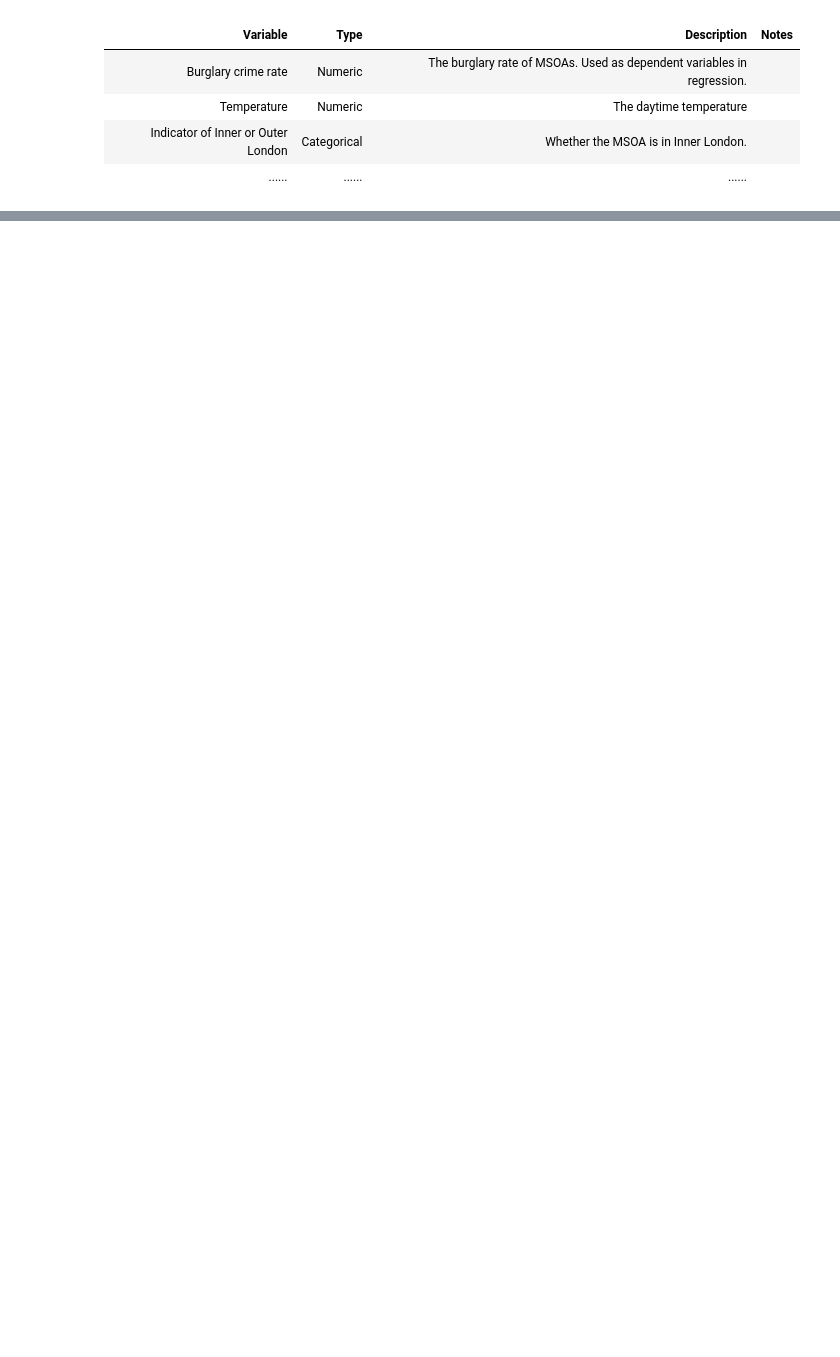
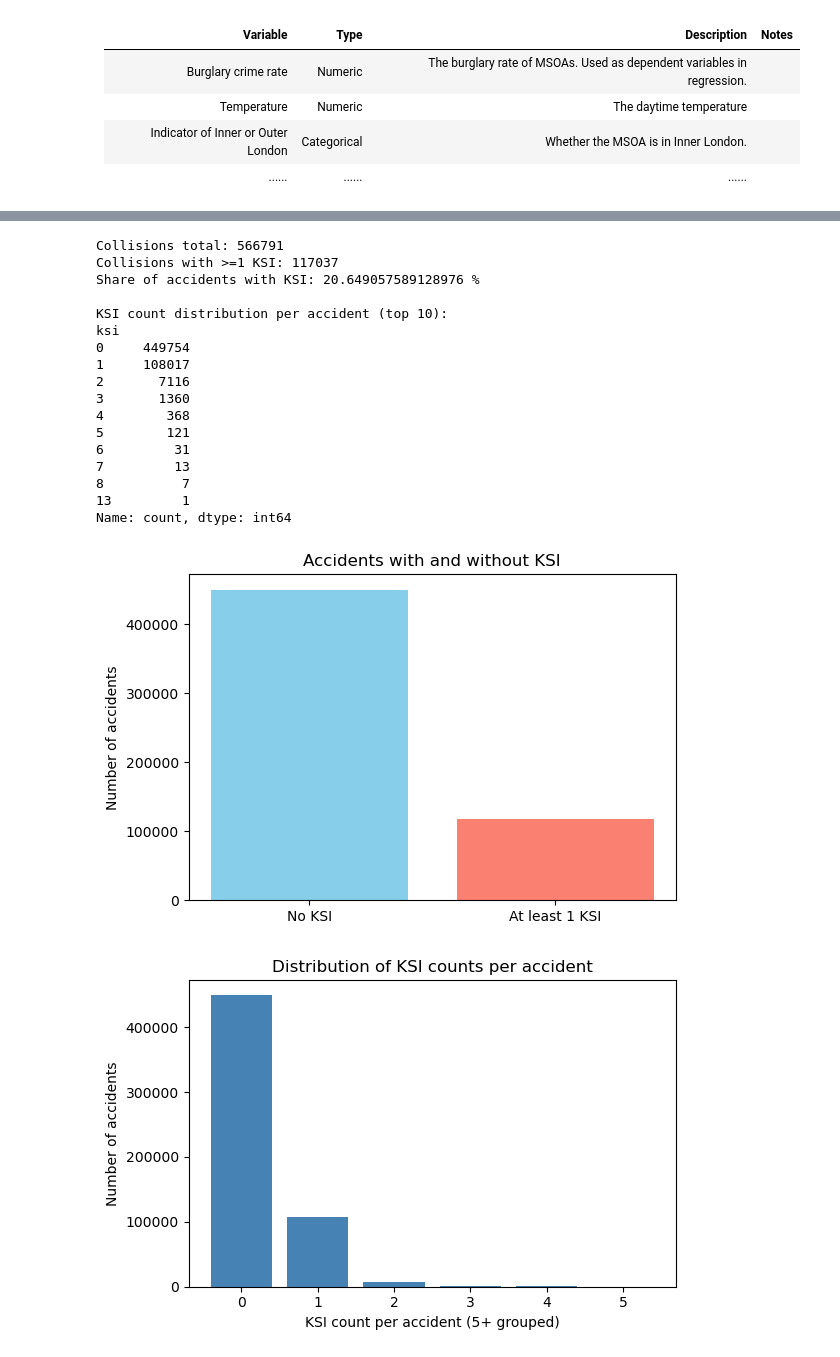
Before and after one commit to LZQ407/Spatial-Data-Science, a Jupyter notebook: Template_submission_CASA0006.ipynb, the cells around one changed output, grey strips where cells are left out. Drawn from its saved outputs; the diff is of its cells as text; code cells hidden in the pictures; blank space fills up the shorter version.

```diff
--- a/Template_submission_CASA0006.ipynb
+++ b/Template_submission_CASA0006.ipynb
@@ -79,0 +245,65 @@ Source: see [link](https://linkinghub.elsevier.com/retrieve/pii/S221067072200443
+# %%
+# 6) Build KSI per accident
+cs = casualties_raw["cas_sev"].astype(str).str.strip()
+cs_num = pd.to_numeric(cs, errors="coerce")
+is_ksi = cs_num.isin([1,2]) | cs.str.contains("Fatal|Serious", case=False, na=False)
+ksi_by = casualties_raw.loc[is_ksi].groupby("accident_index_n", observed=False) \
+         .size().rename("ksi").reset_index()
+
+acc = collisions_raw.merge(ksi_by, on="accident_index_n", how="left")
+acc["ksi"] = pd.to_numeric(acc["ksi"], errors="coerce").fillna(0).astype(int)
+
+# Summary checks
+print("Collisions total:", len(acc))
+print("Collisions with >=1 KSI:", (acc["ksi"]>0).sum())
+print("Share of accidents with KSI:", (acc["ksi"]>0).mean()*100, "%")
+
+# Show distribution of KSI counts per accident
+print("\nKSI count distribution per accident (top 10):")
+print(acc["ksi"].value_counts().head(10))
+
+# Quick preview
+acc[["accident_index_n","date","ksi"]].head(5)
+
+# Visualization: binary split (KSI vs No KSI)
+has_ksi = (acc["ksi"] > 0).sum()
+no_ksi  = (acc["ksi"] == 0).sum()
+
+plt.figure(figsize=(6,4))
+plt.bar(["No KSI","At least 1 KSI"], [no_ksi, has_ksi], color=["skyblue","salmon"])
+plt.title("Accidents with and without KSI")
+plt.ylabel("Number of accidents")
+plt.tight_layout()
+plt.show()
+
+# Visualization: distribution of KSI counts per accident
+ksi_counts = acc["ksi"].clip(upper=5)  # group 5+ together
+dist = ksi_counts.value_counts().sort_index()
+
+plt.figure(figsize=(6,4))
+plt.bar(dist.index.astype(str), dist.values, color="steelblue")
+plt.title("Distribution of KSI counts per accident")
+plt.xlabel("KSI count per accident (5+ grouped)")
+plt.ylabel("Number of accidents")
+plt.tight_layout()
+plt.show()
+# %% [output]
+Collisions total: 566791
+Collisions with >=1 KSI: 117037
+Share of accidents with KSI: 20.649057589128976 %
+
+KSI count distribution per accident (top 10):
+ksi
+0     449754
+1     108017
+2       7116
+3       1360
+4        368
+5        121
+6         31
+7         13
+8          7
+13         1
+Name: count, dtype: int64
+[figure, added]
+[figure, added]
```
Also changed, not shown: parts of 41 cells of this notebook, 5 other files.
